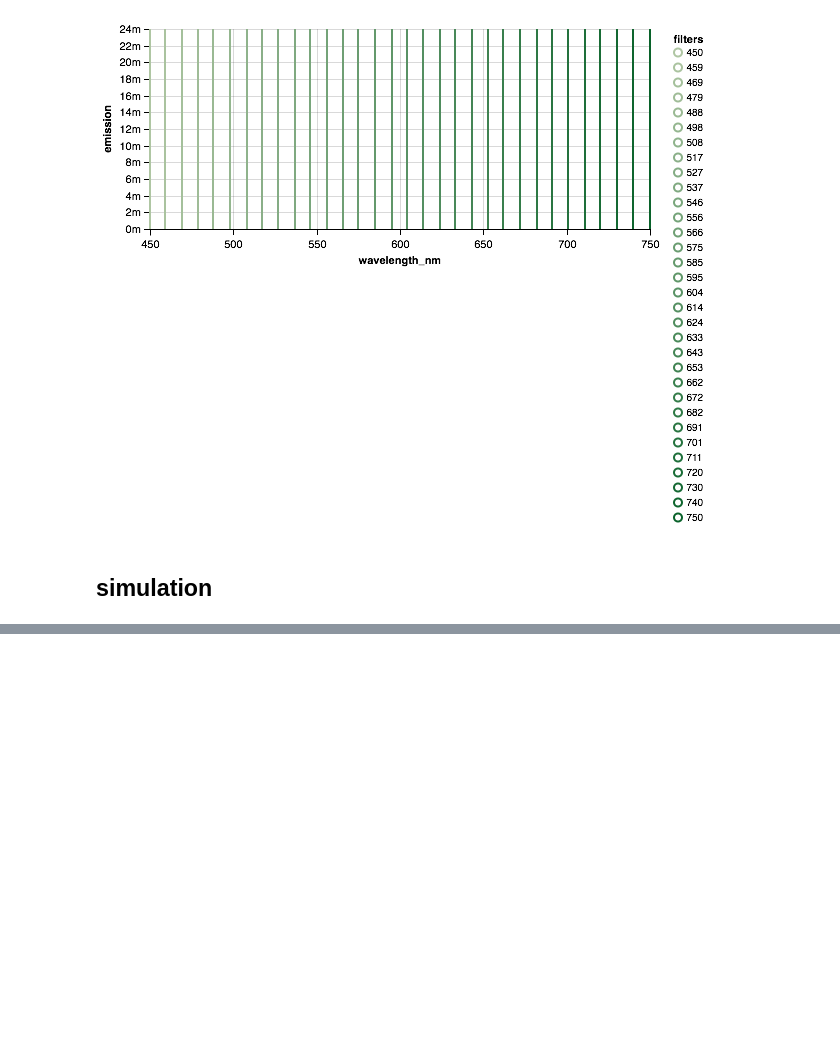
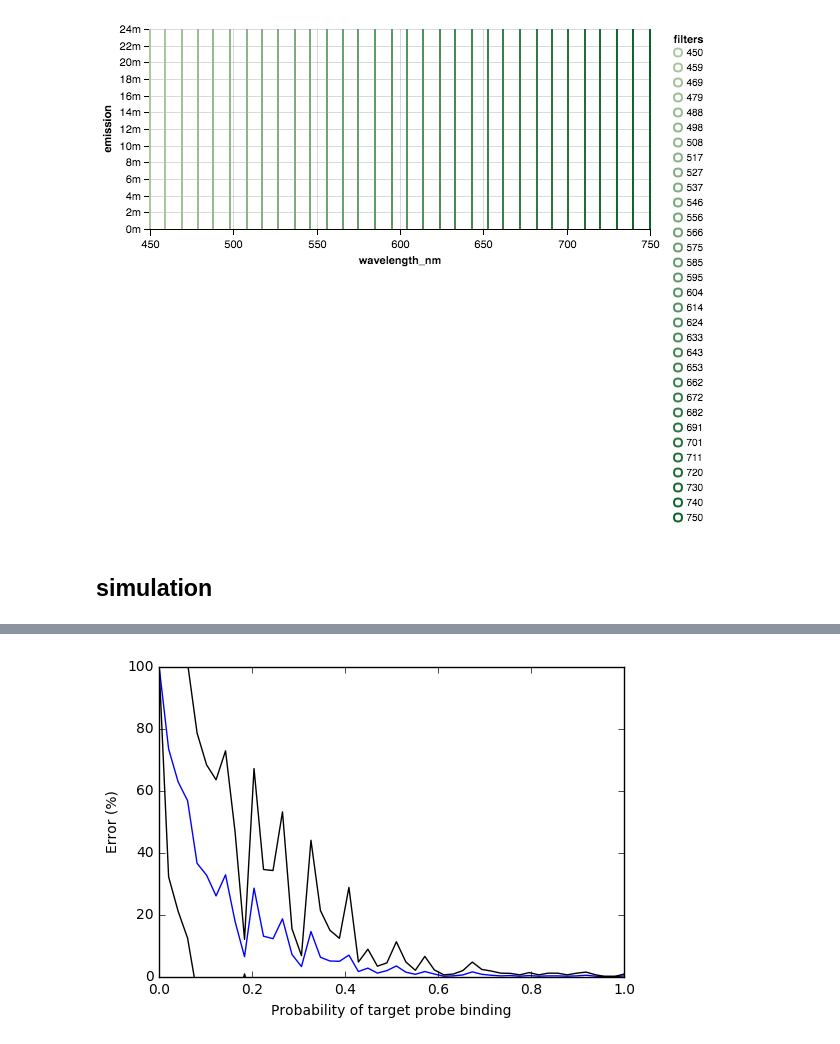
Before and after one commit to sofroniewn/unmixer, a Jupyter notebook: example.ipynb, the cells around one changed output, grey strips where cells are left out. Saved outputs shown, nothing was run; the diff lists cells and outputs as text; code cells hidden in the pictures; blank space fills up the shorter version.

Commit message:
add HCR simulation

```diff
--- a/example.ipynb
+++ b/example.ipynb
@@ -354,0 +235,37 @@ plt.plot(results)
+# %%
+# create coefficients and configuration
+# could optionally load from JSON files (see test/resources for examples)
+coeff = {'emission': [x[1] for x in coeffs_spectra],
+         'excitation': [x[0] for x in coeffs_spectra],
+         'noise': 1.6, #rms error
+         'graylevel' : 37000.0/2**16, #dynamic range 37,000 and 16-bit AD converter
+         'bits' : 16,
+         'qe' : 0.82, #max qe
+         'nDyesPerGene' : 4,
+         'nTargetsPerDye' : 10,
+         'pTargetBinding' : 0.75,
+         'nDyeMoleculesPerTarget' : 20,
+         'nPhotonsPerDyeMolecule' : 20,
+         'nPhotonsBackground' : 10,
+         'amplification' : True
+        }
+
+
+
+
+eH = []
+amps = linspace(0, 1, 50)
+for amp in amps:
+    coeff['pTargetBinding'] = amp
+    e = simulation(coeff, nMixes=20, nRepeats=50)
+    eH.append([e.mean(), e.std()])
+eH = asarray(eH)
+# %%
+plt.plot(amps, eH[:,0]);
+plt.plot(amps, eH[:,0] + eH[:,1], color='k');
+plt.plot(amps, eH[:,0] - eH[:,1], color='k');
+plt.xlabel('Probability of target probe binding');
+plt.ylabel('Error (%)');
+plt.ylim([0, 100]);
+# %% [output]
+[figure, added]
```
Also changed, not shown: parts of 38 cells of this notebook, 3 other files.
